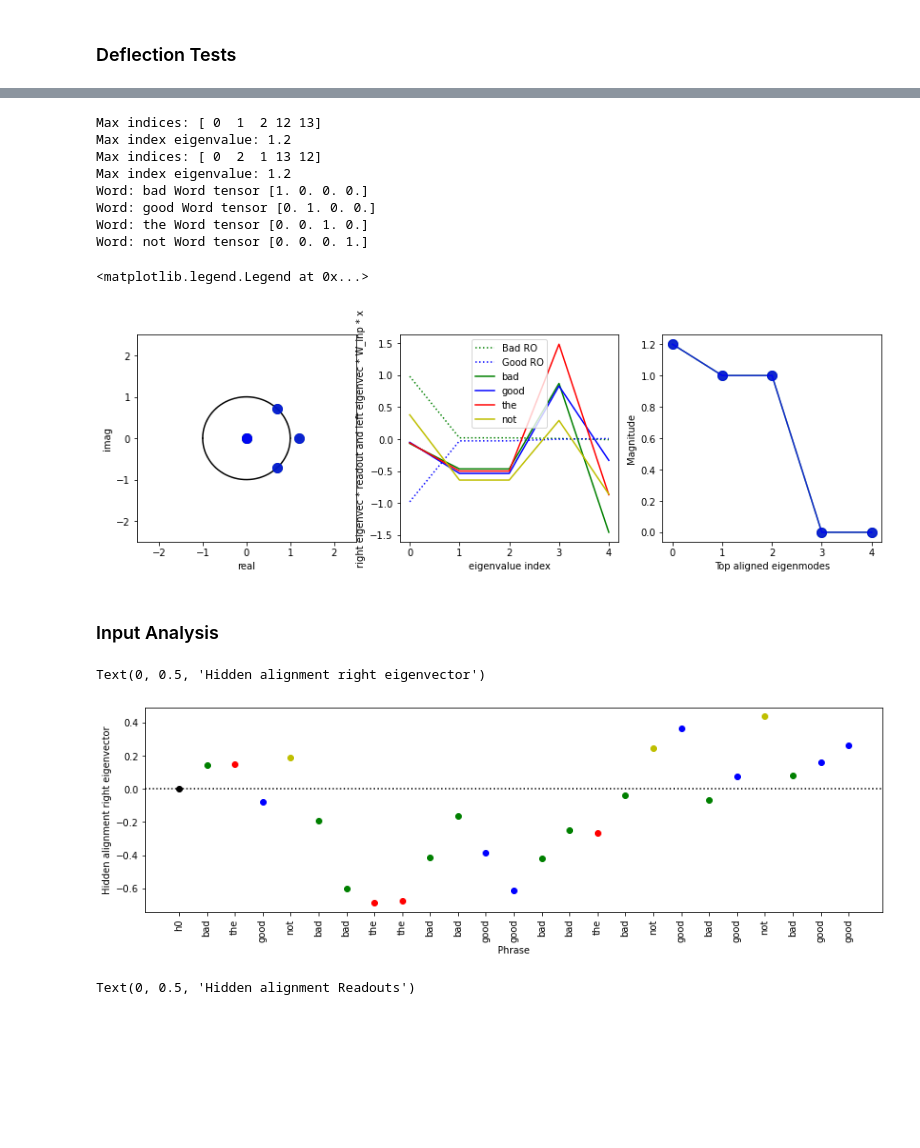
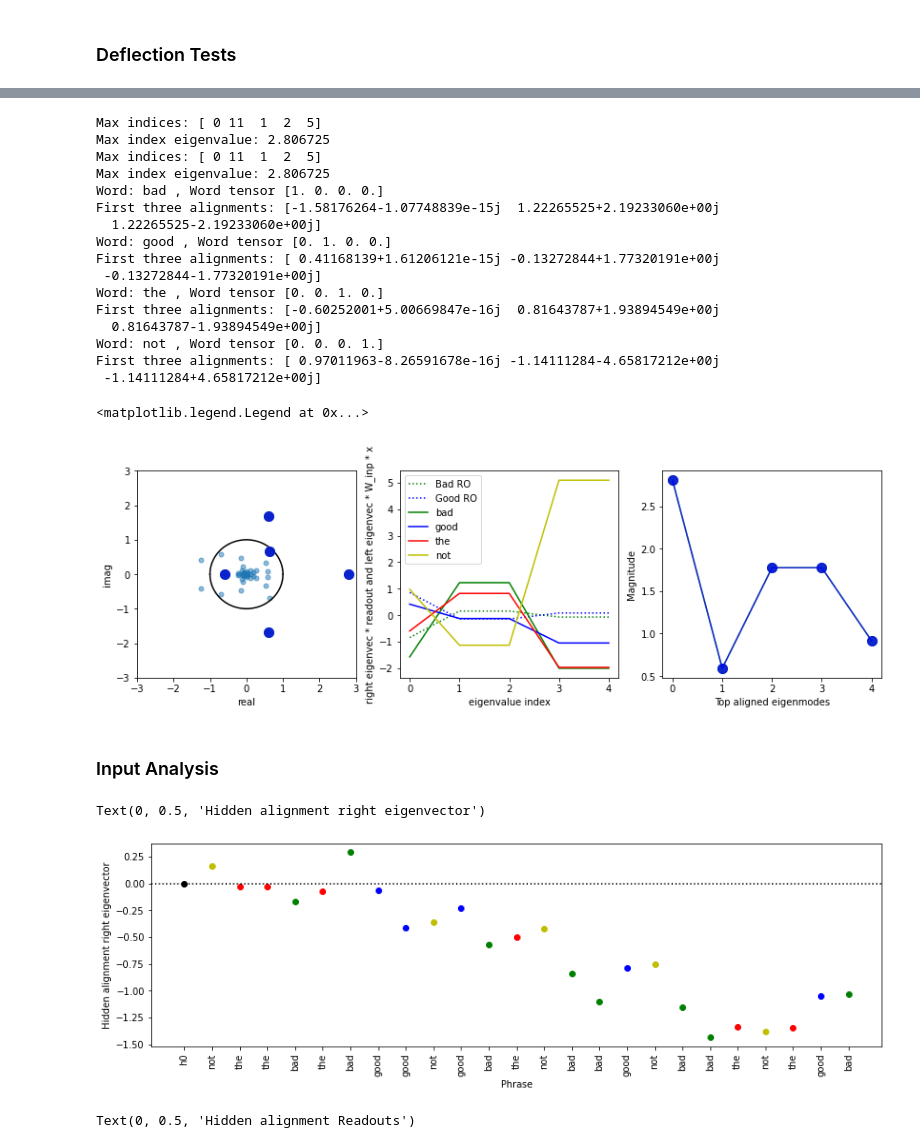
Before and after one commit to kaitken17/understand_nlp, a Jupyter notebook: echo_state.ipynb, the cells around one changed output, grey strips where cells are left out. Saved outputs shown, nothing was run; the diff lists cells and outputs as text; code cells hidden in the pictures; blank space fills up the shorter version.

```diff
--- a/echo_state.ipynb
+++ b/echo_state.ipynb
@@ -719,14 +988,15 @@ toy_params['base_word_vals'] = syn.baseWordValues(toy_params)
 
 ########## RNN hyperparameters ##########
 rnn_specs = {
-  'res_type': 'RO_and_Winp',                        # Supports 'RO_only', 'RO_and_Winp', 'Init'
-  'cell_type': 'VanillaReLU',                       # Supports 'Linear', 'Vanilla', 'VanillaReLU', 'GRU', 'LSTM', or 'UGRNN'
+  'res_type': 'RO_and_Winp',                        # Supports 'RO_only', 'RO_and_Winp', 'Winp_only', 'Init'
+  'cell_type': 'Vanilla',                           # Supports 'Linear', 'Vanilla', 'VanillaReLU', 'VanillaRes',
+                                                    # 'VanillaSplit', 'VanillaSplitReLU', 'GRU', 'LSTM', or 'UGRNN'
   'input_size': len(toy_params['words']),           # Number of inputs to the RNN
   'hidden_size': 128,                               # Number of units in the RNN
   'output_size': len(toy_params['sentiments']),     # Number of outputs in the RNN
   'ro_bias': False,                                 # Include a bias with the readout
-  'ro_simplex_init': False,
-  'loss_type': 'XE_binary' if toy_params['outer_prod']   else 'XE'
+  'loss_type': 'XE_binary' if toy_params['outer_prod']   else 'XE',
+  'split_idx': 20
 }
 
 rnn_specs['rnn_params_init'] = initialize_for_ROonly(rnn_specs) # Set initial value of rnn weights
@@ -736,7 +1006,7 @@ rnn_specs['rnn_params_init'] = initialize_for_ROonly(rnn_specs) # Set initial va
 train_params = {
   'max_grad_norm': 10.0,      # max gradient norm before clipping, clip to this value.
   'reg_type': 'l2',        # type of regularization
-  'l2reg': 5e-4,           # amount of L2 regularization on the weights
+  'l2reg': 0.0,           # amount of L2 regularization on the weights
 
   'init_lr': 0.1,                     # initial learning rate
   'decay_factor': 0.9997,             # decay the learning rate this much
@@ -786,8 +1056,11 @@ if new_network:
   plot_evals(rnn_params['weights'].W, limits=None) # Plots the eigenvalues of Wres
 
   print('Initial Wres', rnn_params['weights'].W[:4,:4])
-  print('Initial init_state', rnn_params['initial_state'][:4])
+  # print('Initial h0', rnn_params['initial_state'][:4])
   # print('Initial Winp', rnn_params['weights'].A[:4,:4])
+  # print('Initial Wint', rnn_params['weights2'].W[:4,:4])
+  print('Initial readout', readout_params[:4, 0])
+
 
   init_opt, update_opt, get_params = opt
 
@@ -825,6 +1098,8 @@ final_params = get_params(opt_state)
 rnn_params, readout_params = final_params
 
 print('Final Wres', rnn_params['weights'].W[:4,:4])
-print('Final init_state', rnn_params['initial_state'][:4])
+# print('Final h0', rnn_params['initial_state'][:4])
 # print('Final Winp', rnn_params['weights'].A[:4,:4])
+# print('Final Wint', rnn_params['weights2'].W[:4,:4])
+print('Final readout', readout_params[:4, 0])
 # %% [output]
@@ -1296,7 +1580,7 @@ eigvecs = eigvecs[:,idx]
 
 fig, (ax1, ax2, ax3) = plt.subplots(1, 3, figsize=(14,4))
 ax1.plot(np.real(eigvals), np.imag(eigvals), '.', ms=10, alpha=0.5)
-plt_range = 2.5
+plt_range = 3.0
 ax1.set_xlim(-plt_range, plt_range)
 ax1.set_ylim(-plt_range, plt_range)
 # Makes unit circle
@@ -1349,7 +1633,7 @@ n_eigs = 5
 
 fig, (ax1, ax2, ax3) = plt.subplots(1, 3, figsize=(14,4))
 ax1.plot(np.real(eigvals), np.imag(eigvals), '.', ms=10, alpha=0.5)
-plt_range = 2.5
+plt_range = 3.0
 ax1.set_xlim(-plt_range, plt_range)
 ax1.set_ylim(-plt_range, plt_range)
 # Makes unit circle
@@ -1383,7 +1667,7 @@ for ro_idx in range(readout.shape[0]):
 top_evlas = np.zeros((len(toy_params['words']), n_evals), dtype=int)
 for word_idx in range(len(toy_params['words'])):
   word_tensor = syn.wordToTensor(toy_params['words'][word_idx], toy_params['words'])[0]
-  print('Word:', toy_params['words'][word_idx], 'Word tensor', word_tensor)
+  print('Word:', toy_params['words'][word_idx], ', Word tensor', word_tensor)
   word_embed = np.matmul(Winp, word_tensor)
 
   left_eigenvecs = np.linalg.inv(eigvecs)
@@ -1391,6 +1675,8 @@ for word_idx in range(len(toy_params['words'])):
   # Tests alignment with (left, unormalized) eigenvecs
   # eigvec_align = np.matmul((word_embed-avg_embed).T, eigvecs)/np.linalg.norm(word_embed-avg_embed)
   eigvec_align = np.matmul(left_eigenvecs, word_embed)
+
+  print('First three alignments:', eigvec_align[:3])
 
   ax2.plot(eigvec_align[:n_eigs], color=state_colors[word_idx], label=toy_params['words'][word_idx])
 
@@ -1404,49 +1690,57 @@ for word_idx in range(len(toy_params['words'])):
 
 ax2.legend()
 # %% [output]
-Max indices: [ 0  1  2 12 13]
-Max index eigenvalue: 1.2
-Max indices: [ 0  2  1 13 12]
-Max index eigenvalue: 1.2
-Word: bad Word tensor [1. 0. 0. 0.]
-Word: good Word tensor [0. 1. 0. 0.]
-Word: the Word tensor [0. 0. 1. 0.]
-Word: not Word tensor [0. 0. 0. 1.]
+Max indices: [ 0 11  1  2  5]
+Max index eigenvalue: 2.806725
+Max indices: [ 0 11  1  2  5]
+Max index eigenvalue: 2.806725
+Word: bad , Word tensor [1. 0. 0. 0.]
+First three alignments: [-1.58176264-1.07748839e-15j  1.22265525+2.19233060e+00j
+  1.22265525-2.19233060e+00j]
+Word: good , Word tensor [0. 1. 0. 0.]
+First three alignments: [ 0.41168139+1.61206121e-15j -0.13272844+1.77320191e+00j
+ -0.13272844-1.77320191e+00j]
+Word: the , Word tensor [0. 0. 1. 0.]
+First three alignments: [-0.60252001+5.00669847e-16j  0.81643787+1.93894549e+00j
+  0.81643787-1.93894549e+00j]
+Word: not , Word tensor [0. 0. 0. 1.]
+First three alignments: [ 0.97011963-8.26591678e-16j -1.14111284-4.65817212e+00j
+ -1.14111284+4.65817212e+00j]
 <matplotlib.legend.Legend at 0x...>
-[figure, old version]
+[figure, new version]
 # %% [markdown]
 ### Input Analysis
 # %%
 # Shows the hidden state space evolution for a given phrase in terms of the top right eigenvectors
-hs_idx = 1
-eig_idx = [0, ]
+hs_idx = 4
+eig_idx = [0,]
 plt.figure(figsize=(14,4))
 
 # print('Phrase:', syn_data_test['inputs'][hs_idx])
 
 state_colors = ['g', 'b', 'r', 'y', 'orange', 'm', 'cyan', 'brown']
 phrase_words = ['h0',]
 
 plt.axhline(0.0, color='k', linestyle='dotted')
 
 
 for seq_idx in range(hs[hs_idx].shape[0]+1):
   hs_val = h0 if seq_idx == 0 else hs[hs_idx][seq_idx-1]
   word_color = 'k'
   if seq_idx > 0:
     word_idx = np.argmax(syn_data_test['inputs'][hs_idx, seq_idx-1]) # Deflection from corresponding word
     phrase_words.append(toy_params['words'][word_idx])
     word_color = state_colors[word_idx]
   eigvec_align = np.matmul(hs_val, eigvecs)
 
   plt.scatter([seq_idx for _ in range(len(eig_idx))], [eigvec_align[eig_idx]], color=word_color)
 
 plt.xticks(ticks=[i for i in range(0,toy_params['phrase_length'])], labels=phrase_words, rotation=90)
 plt.xlabel('Phrase')
 plt.ylabel('Hidden alignment right eigenvector')
 # %% [output]
 Text(0, 0.5, 'Hidden alignment right eigenvector')
-[figure, old version]
+[figure, new version]
 # %%
 # Shows the hidden state space evolution for a given phrase in terms of the top right eigenvectors
 hs_idx = 1
```
Also changed, not shown: parts of 36 cells of this notebook.
